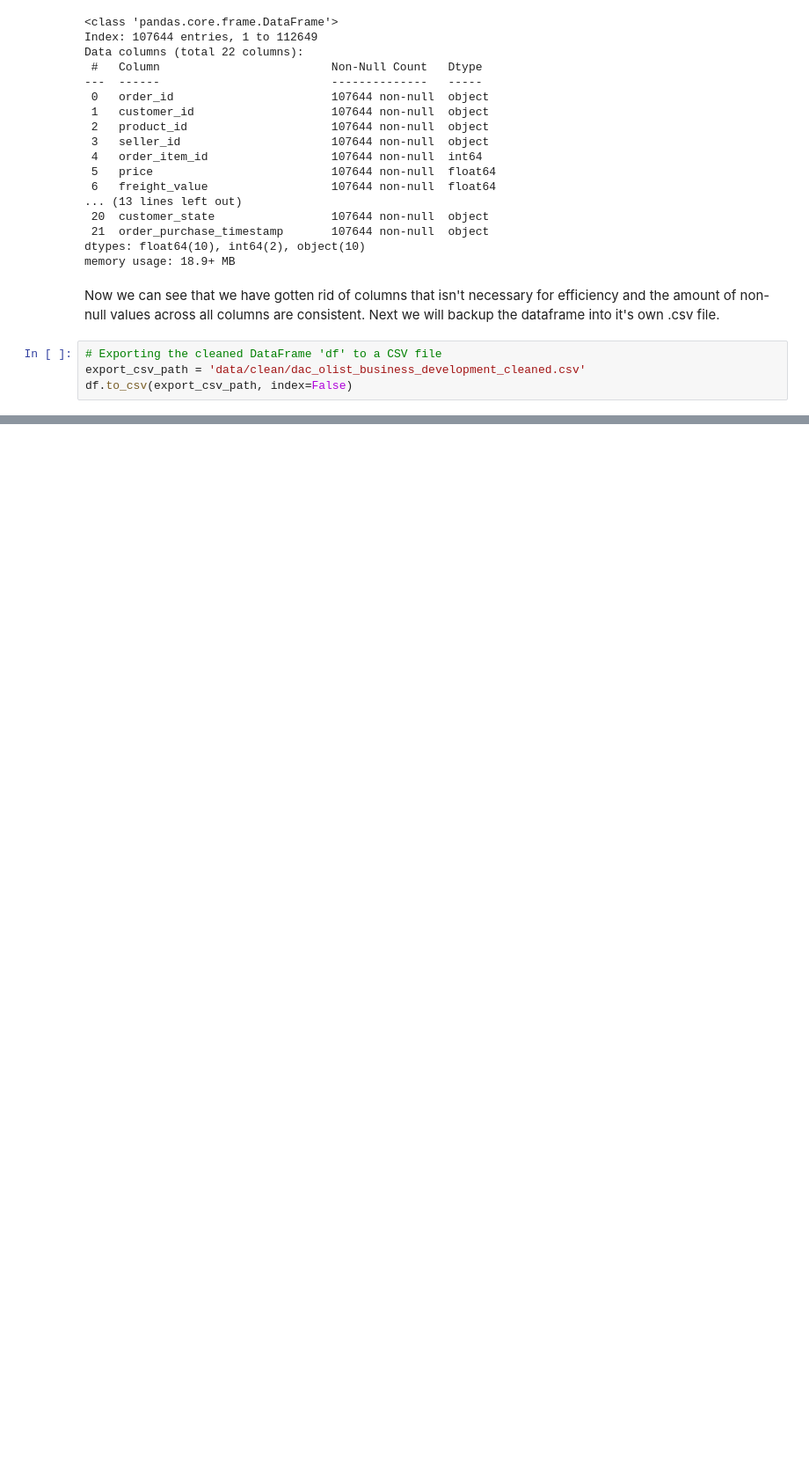
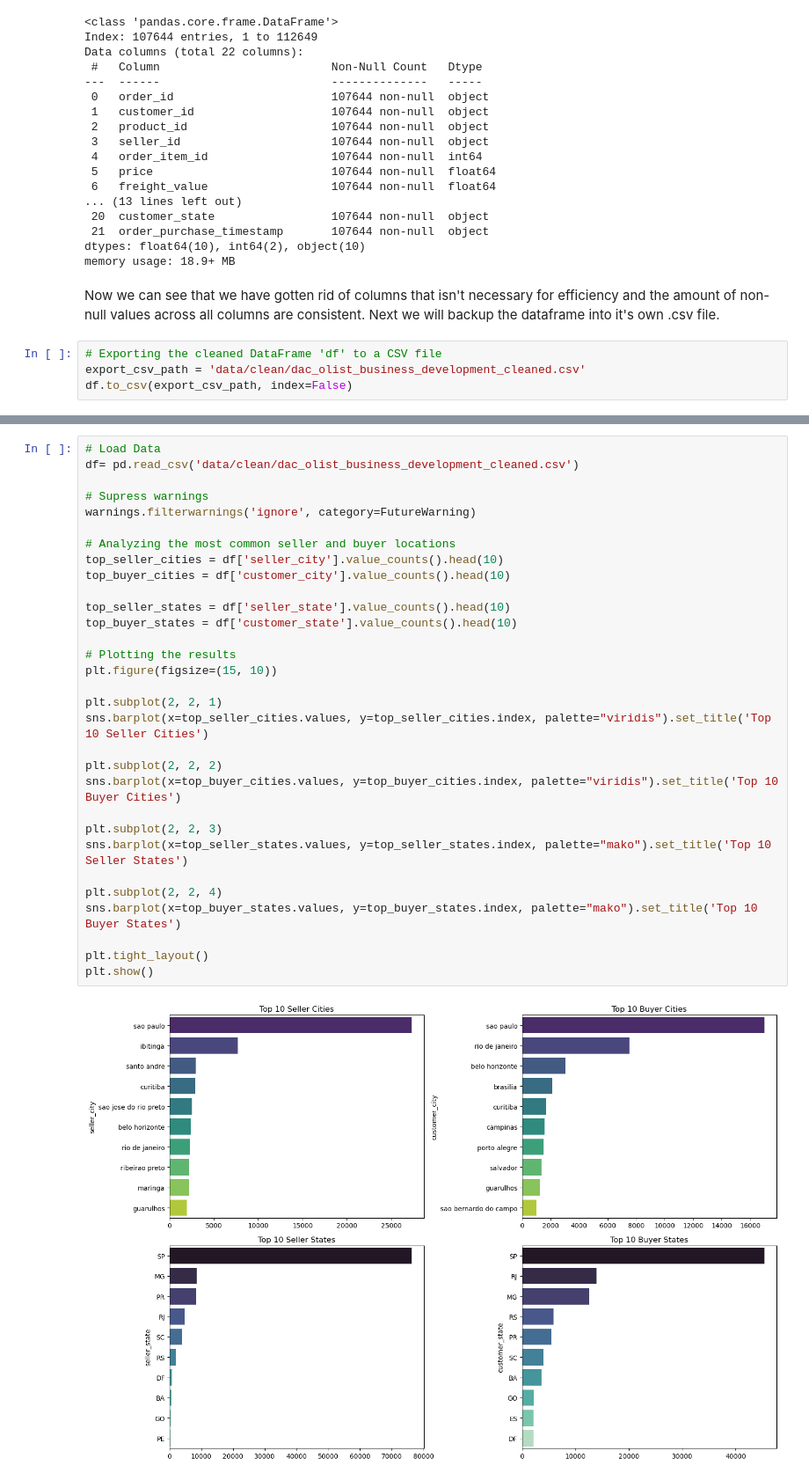
Before and after one commit to georgejieh/olist_sales_development, a Jupyter notebook: olist_sales_development.ipynb, the cells around one changed output, grey strips where cells are left out. Shown at 88% size. Drawn from its saved outputs; the diff is of its cells as text; blank space fills up the shorter version.

Commit message:
generate preliminary map. Do basic data exploration between buyer and seller relationship

```diff
--- a/olist_sales_development.ipynb
+++ b/olist_sales_development.ipynb
@@ -116,0 +234,33 @@ df.to_csv(export_csv_path, index=False)
+# %%
+# Load Data
+df= pd.read_csv('data/clean/dac_olist_business_development_cleaned.csv')
+
+# Supress warnings
+warnings.filterwarnings('ignore', category=FutureWarning)
+
+# Analyzing the most common seller and buyer locations
+top_seller_cities = df['seller_city'].value_counts().head(10)
+top_buyer_cities = df['customer_city'].value_counts().head(10)
+
+top_seller_states = df['seller_state'].value_counts().head(10)
+top_buyer_states = df['customer_state'].value_counts().head(10)
+
+# Plotting the results
+plt.figure(figsize=(15, 10))
+
+plt.subplot(2, 2, 1)
+sns.barplot(x=top_seller_cities.values, y=top_seller_cities.index, palette="viridis").set_title('Top 10 Seller Cities')
+
+plt.subplot(2, 2, 2)
+sns.barplot(x=top_buyer_cities.values, y=top_buyer_cities.index, palette="viridis").set_title('Top 10 Buyer Cities')
+
+plt.subplot(2, 2, 3)
+sns.barplot(x=top_seller_states.values, y=top_seller_states.index, palette="mako").set_title('Top 10 Seller States')
+
+plt.subplot(2, 2, 4)
+sns.barplot(x=top_buyer_states.values, y=top_buyer_states.index, palette="mako").set_title('Top 10 Buyer States')
+
+plt.tight_layout()
+plt.show()
+# %% [output]
+[figure, added]
```
Also changed, not shown: parts of 12 cells of this notebook, 4 other files.
